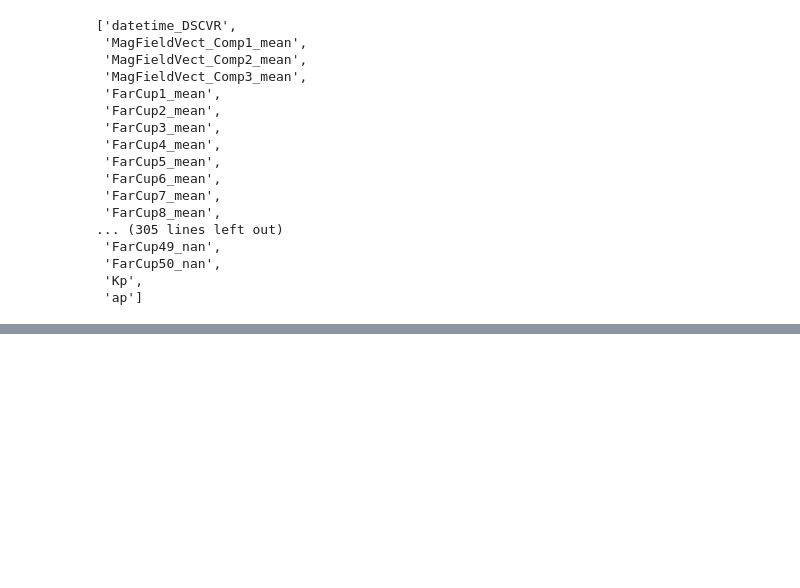
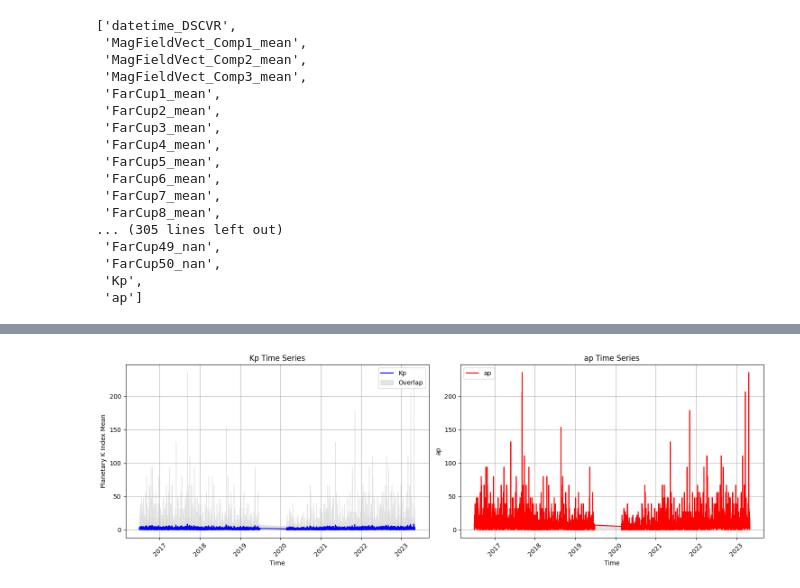
Before and after one commit to fonsofhervella/spaceapps_datathon, a Jupyter notebook: eda.ipynb, the cells around one changed output, grey strips where cells are left out. Cells and saved outputs as stored; diff of their text form; code cells hidden in the pictures; blank space fills up the shorter version.

```diff
--- a/eda.ipynb
+++ b/eda.ipynb
@@ -89,0 +198,48 @@ missing_values
+# %%
+#subplots
+
+import matplotlib.pyplot as plt
+import pandas as pd
+import seaborn as sns
+
+
+
+# Time-based analysis
+df['datetime_DSCVR'] = pd.to_datetime(df['datetime_DSCVR'])
+df.set_index('datetime_DSCVR', inplace=True)
+
+# Create a figure with two subplots side by side
+fig, axs = plt.subplots(1, 2, figsize=(15, 5))
+
+# Plot Kp data on the first subplot
+axs[0].plot(df.index, df['Kp'], label='Kp', color='blue')
+axs[0].set_xlabel('Time')
+axs[0].set_ylabel('Planetary K Index Mean')
+axs[0].set_title('Kp Time Series')
+
+# Plot ap data on the second subplot
+axs[1].plot(df.index, df['ap'], label='ap', color='red')
+axs[1].set_xlabel('Time')
+axs[1].set_ylabel('ap')
+axs[1].set_title('ap Time Series')
+
+# Allow overlap of x-axis labels on both subplots
+for ax in axs:
+    ax.tick_params(axis='x', rotation=45)
+    ax.grid(True)
+
+# Fill between the two lines with transparency
+axs[0].fill_between(df.index, df['Kp'], df['ap'], alpha=0.2, color='gray', label='Overlap')
+axs[1].fill_between(df.index, df['ap'], df['Kp'], alpha=0.2, color='gray')
+
+# Display legends for both subplots
+axs[0].legend()
+axs[1].legend()
+
+# Adjust layout
+plt.tight_layout()
+
+# Show the plots
+plt.show()
+# %% [output]
+[figure, added]
```
Also changed, not shown: parts of 16 cells of this notebook.
